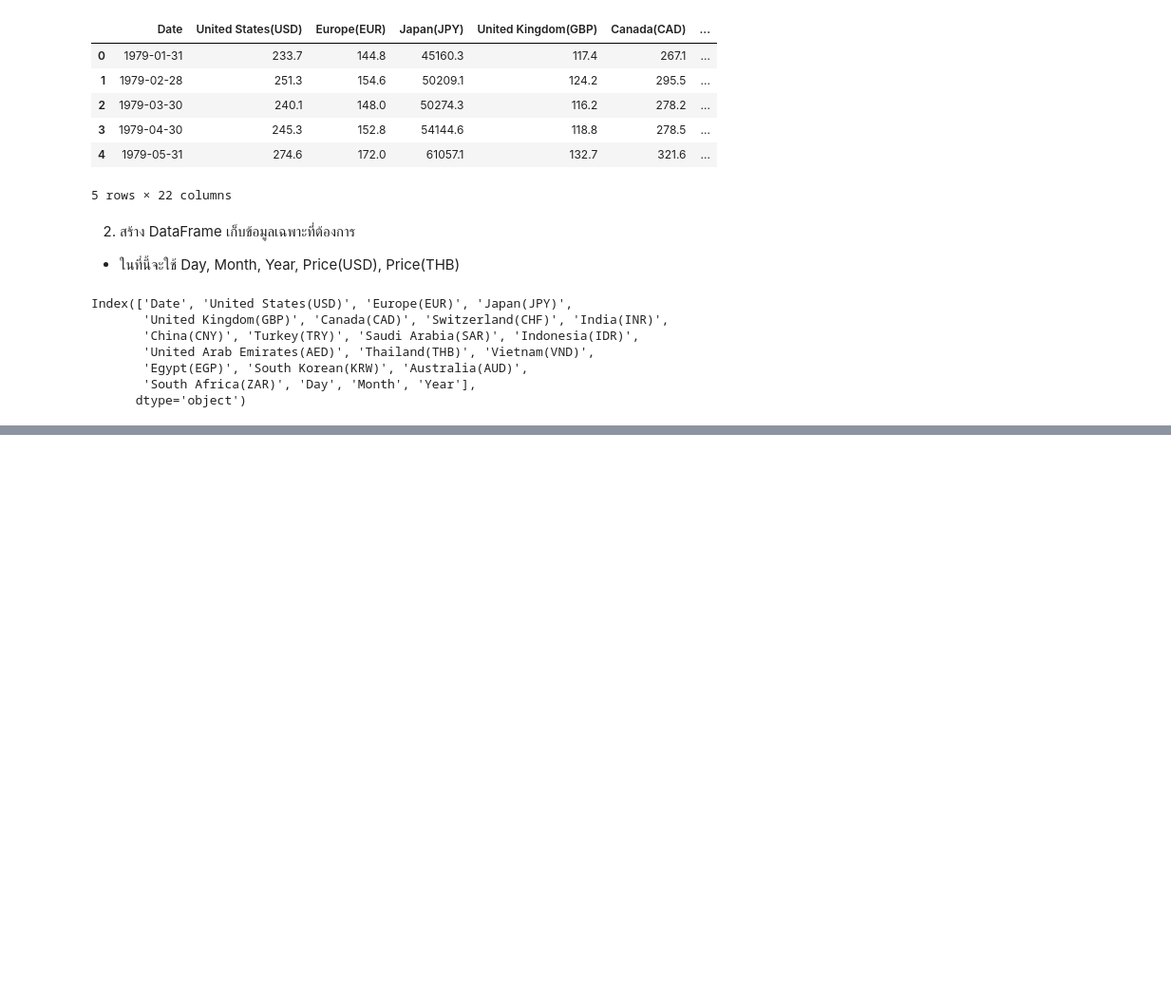
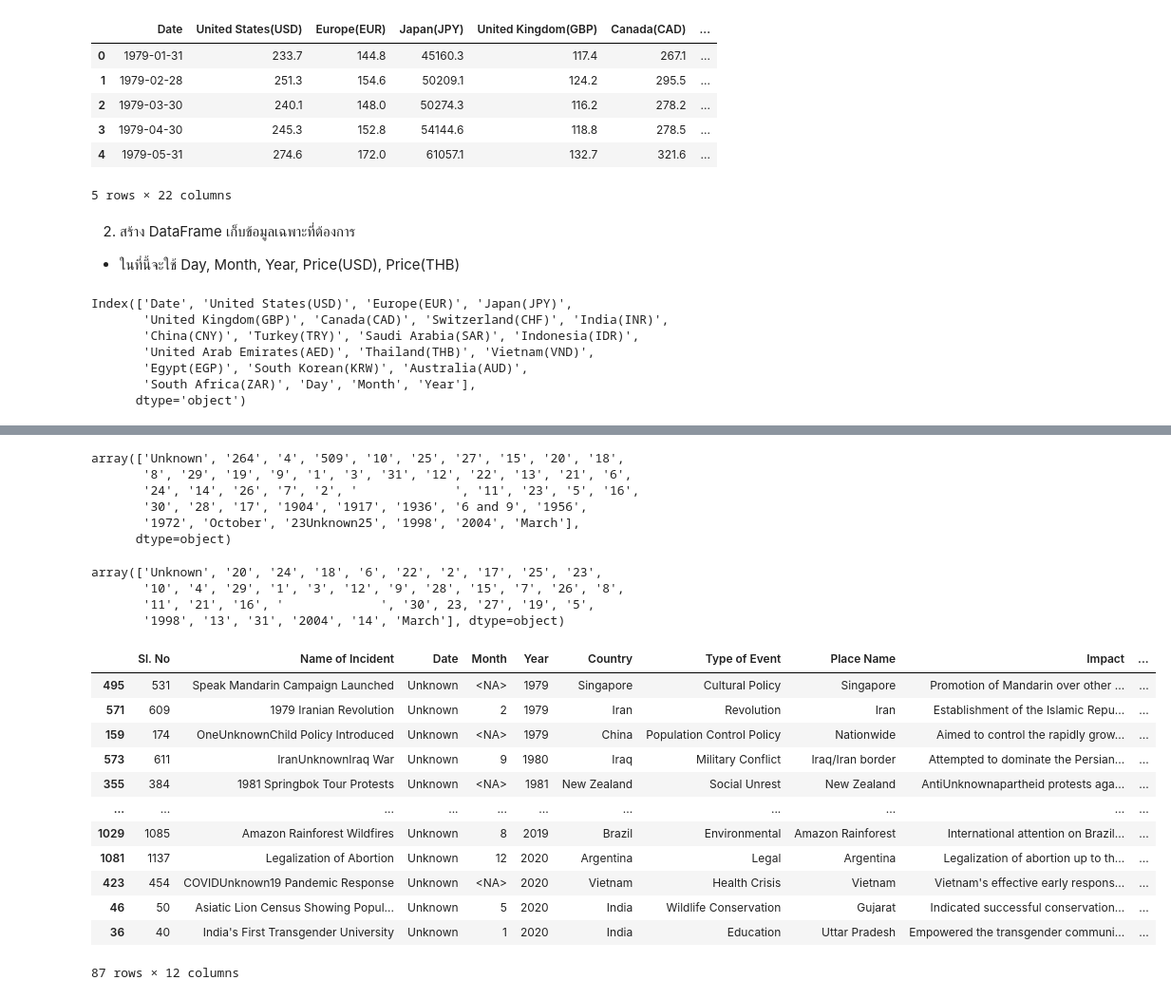
Before and after one commit to WornWolf/DataSci_Project_2026, a Jupyter notebook: project.ipynb, the cells around one changed output, grey strips where cells are left out. Shown at 95% size. Drawn from its saved outputs; the diff is of its cells as text; code cells hidden in the pictures; blank space fills up the shorter version.

```diff
--- a/project.ipynb
+++ b/project.ipynb
@@ -139,0 +149,3 @@ newGoldPrice.rename(columns={'United States(USD)': 'Price(USD)', 'Thailand(THB)'
+# %%
+dayEvents = dayEvents.sort_values(by='Year')
+dayEvents.head()
@@ -139,0 +169,2 @@ newGoldPrice.rename(columns={'United States(USD)': 'Price(USD)', 'Thailand(THB)'
+# %%
+filtered_dayEvents = dayEvents[(dayEvents['Year'] >= 1979) & (dayEvents['Year'] <= 2021)]
@@ -139,0 +216,32 @@ newGoldPrice.rename(columns={'United States(USD)': 'Price(USD)', 'Thailand(THB)'
+# %%
+dayEvents['Date'].unique()
+# %% [output]
+array(['Unknown', '264', '4', '509', '10', '25', '27', '15', '20', '18',
+       '8', '29', '19', '9', '1', '3', '31', '12', '22', '13', '21', '6',
+       '24', '14', '26', '7', '2', '             ', '11', '23', '5', '16',
+       '30', '28', '17', '1904', '1917', '1936', '6 and 9', '1956',
+       '1972', 'October', '23Unknown25', '1998', '2004', 'March'],
+      dtype=object)
+# %%
+filtered_dayEvents['Date'].unique()
+# %% [output]
+array(['Unknown', '20', '24', '18', '6', '22', '2', '17', '25', '23',
+       '10', '4', '29', '1', '3', '12', '9', '28', '15', '7', '26', '8',
+       '11', '21', '16', '             ', '30', 23, '27', '19', '5',
+       '1998', '13', '31', '2004', '14', 'March'], dtype=object)
+# %%
+filtered_dayEvents[filtered_dayEvents['Date'] == 'Unknown']
+# %% [output]
+|  | Sl. No | Name of Incident | Date | Month | Year | Country | Type of Event | Place Name | Impact | ... |
+| 495 | 531 | Speak Mandarin Campaign Launched | Unknown | <NA> | 1979 | Singapore | Cultural Policy | Singapore | Promotion of Mandarin over other ... | ... |
+| 571 | 609 | 1979 Iranian Revolution | Unknown | 2 | 1979 | Iran | Revolution | Iran | Establishment of the Islamic Repu... | ... |
+| 159 | 174 | OneUnknownChild Policy Introduced | Unknown | <NA> | 1979 | China | Population Control Policy | Nationwide | Aimed to control the rapidly grow... | ... |
+| 573 | 611 | IranUnknownIraq War | Unknown | 9 | 1980 | Iraq | Military Conflict | Iraq/Iran border | Attempted to dominate the Persian... | ... |
+| 355 | 384 | 1981 Springbok Tour Protests | Unknown | <NA> | 1981 | New Zealand | Social Unrest | New Zealand | AntiUnknownapartheid protests aga... | ... |
+| ... | ... | ... | ... | ... | ... | ... | ... | ... | ... | ... |
+| 1029 | 1085 | Amazon Rainforest Wildfires | Unknown | 8 | 2019 | Brazil | Environmental | Amazon Rainforest | International attention on Brazil... | ... |
+| 1081 | 1137 | Legalization of Abortion | Unknown | 12 | 2020 | Argentina | Legal | Argentina | Legalization of abortion up to th... | ... |
+| 423 | 454 | COVIDUnknown19 Pandemic Response | Unknown | <NA> | 2020 | Vietnam | Health Crisis | Vietnam | Vietnam's effective early respons... | ... |
+| 46 | 50 | Asiatic Lion Census Showing Popul... | Unknown | 5 | 2020 | India | Wildlife Conservation | Gujarat | Indicated successful conservation... | ... |
+| 36 | 40 | India's First Transgender University | Unknown | 1 | 2020 | India | Education | Uttar Pradesh | Empowered the transgender communi... | ... |
+87 rows × 12 columns
```
Also changed, not shown: parts of 12 cells of this notebook, 3 other files.
